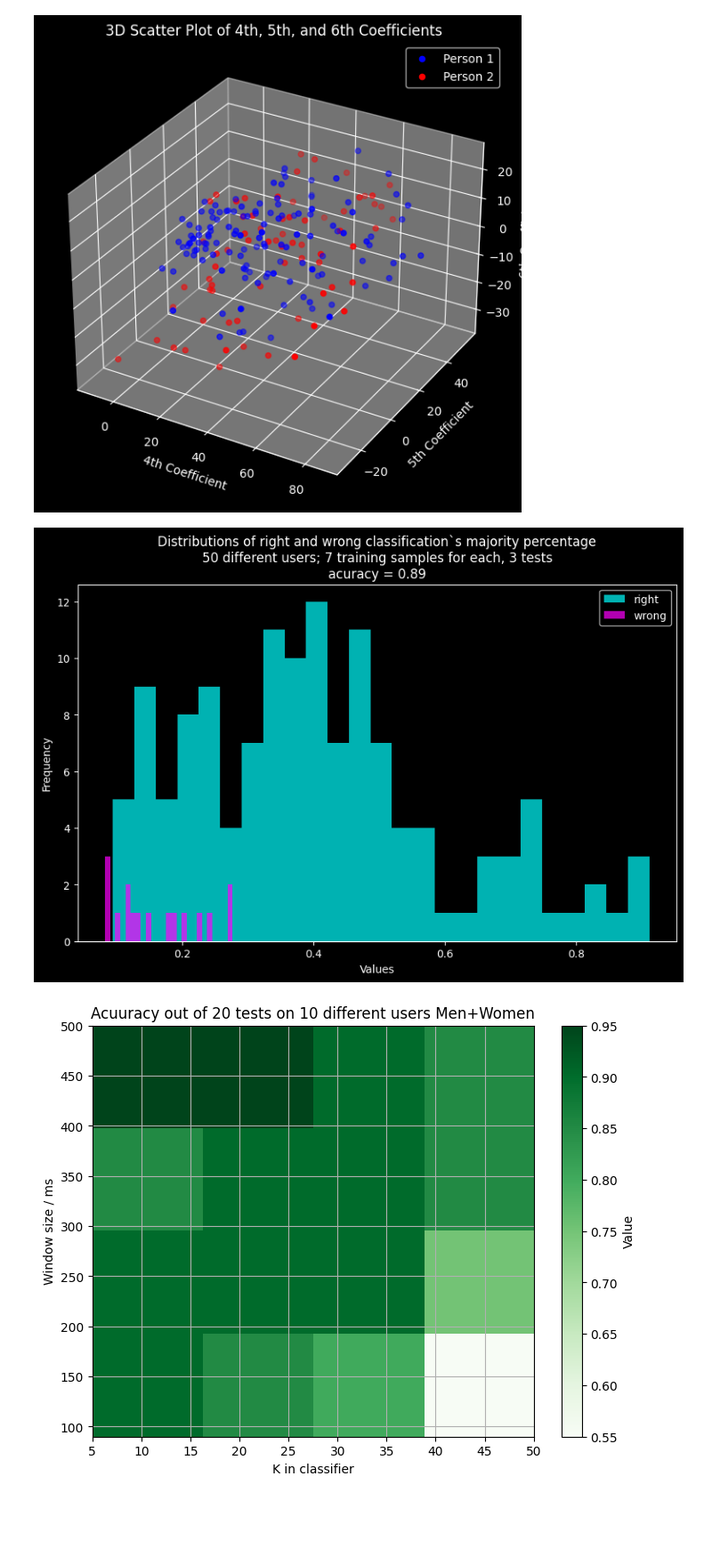
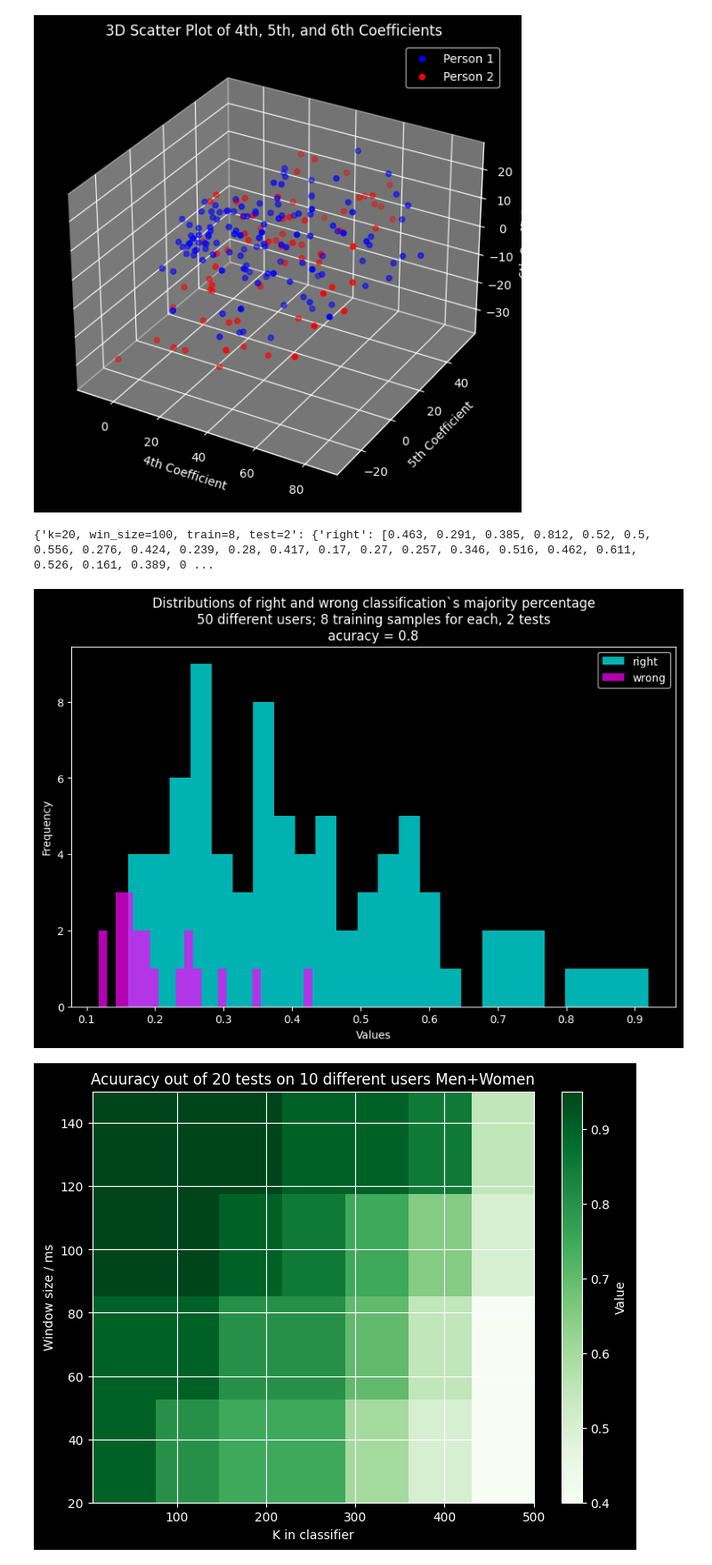
Before and after one commit to ustymhentosh/ProjectSoundwave, a Jupyter notebook: src/plotter.ipynb, the cells around one changed output. Shown at 89% size. Saved outputs shown, nothing was run; the diff lists cells and outputs as text; code cells hidden in the pictures; blank space fills up the shorter version.

```diff
--- a/src/plotter.ipynb
+++ b/src/plotter.ipynb
@@ -68,24 +68,25 @@ plt.show()
 [figure]
 # %%
 data = {}
-with open("./../rd_results_2w.json", "r", encoding="utf-8") as f:
+with open("./../results/testing/sex_None_users_50_results.json", "r", encoding="utf-8") as f:
     data = json.load(f)
 plt.style.use('dark_background')
-
-accuracy = round(len(data["k=50, win_size=40"]["right"])/(len(data["k=50, win_size=40"]["wrong"]) + len(data["k=50, win_size=40"]["right"])), 2)
+print(data)
+accuracy = round(len(data["k=20, win_size=100, train=8, test=2"]["right"])/(len(data["k=20, win_size=100, train=8, test=2"]["wrong"]) + len(data["k=20, win_size=100, train=8, test=2"]["right"])), 2)
 plt.figure(figsize=(10, 6))
 
-plt.hist(data["k=50, win_size=40"]["right"], bins=25, alpha=0.7, color='cyan', label='right')
+plt.hist(data["k=20, win_size=100, train=8, test=2"]["right"], bins=25, alpha=0.7, color='cyan', label='right')
 
-plt.hist(data["k=50, win_size=40"]["wrong"], bins=25, alpha=0.7, color='magenta', label='wrong')
+plt.hist(data["k=20, win_size=100, train=8, test=2"]["wrong"], bins=25, alpha=0.7, color='magenta', label='wrong')
 
 plt.xlabel('Values')
 plt.ylabel('Frequency')
-plt.title(f'Distributions of right and wrong classification`s majority percentage\n50 different users; 7 training samples for each, 3 tests\nacuracy = {accuracy}')
+plt.title(f'Distributions of right and wrong classification`s majority percentage\n50 different users; 8 training samples for each, 2 tests\nacuracy = {accuracy}')
 plt.legend(loc='upper right')
 plt.show()
 # %% [output]
+{'k=20, win_size=100, train=8, test=2': {'right': [0.463, 0.291, 0.385, 0.812, 0.52, 0.5, 0.556, 0.276, 0.424, 0.239, 0.28, 0.417, 0.17, 0.27, 0.257, 0.346, 0.516, 0.462, 0.611, 0.526, 0.161, 0.389, 0 ...
-[figure, old version]
+[figure, new version]
 # %%
 import re
 # %%
@@ -117,9 +118,9 @@ def plot_grid(results, title):
     plt.show()
 # %%
 results = {}
-with open("./../results/raw_results/sex_female_users_10_results.json", "r", encoding="utf-8") as f:
+with open("./../results/validation_1/sex_None_users_10_results.json", "r", encoding="utf-8") as f:
     results = json.load(f)
-
+plt.style.use('dark_background')
 plot_grid(results, title = "Acuuracy out of 20 tests on 10 different users Men+Women")
 # %% [output]
-[figure, old version]
+[figure, new version]
```
Also changed, not shown: parts of 2 cells of this notebook, 5 other files.
